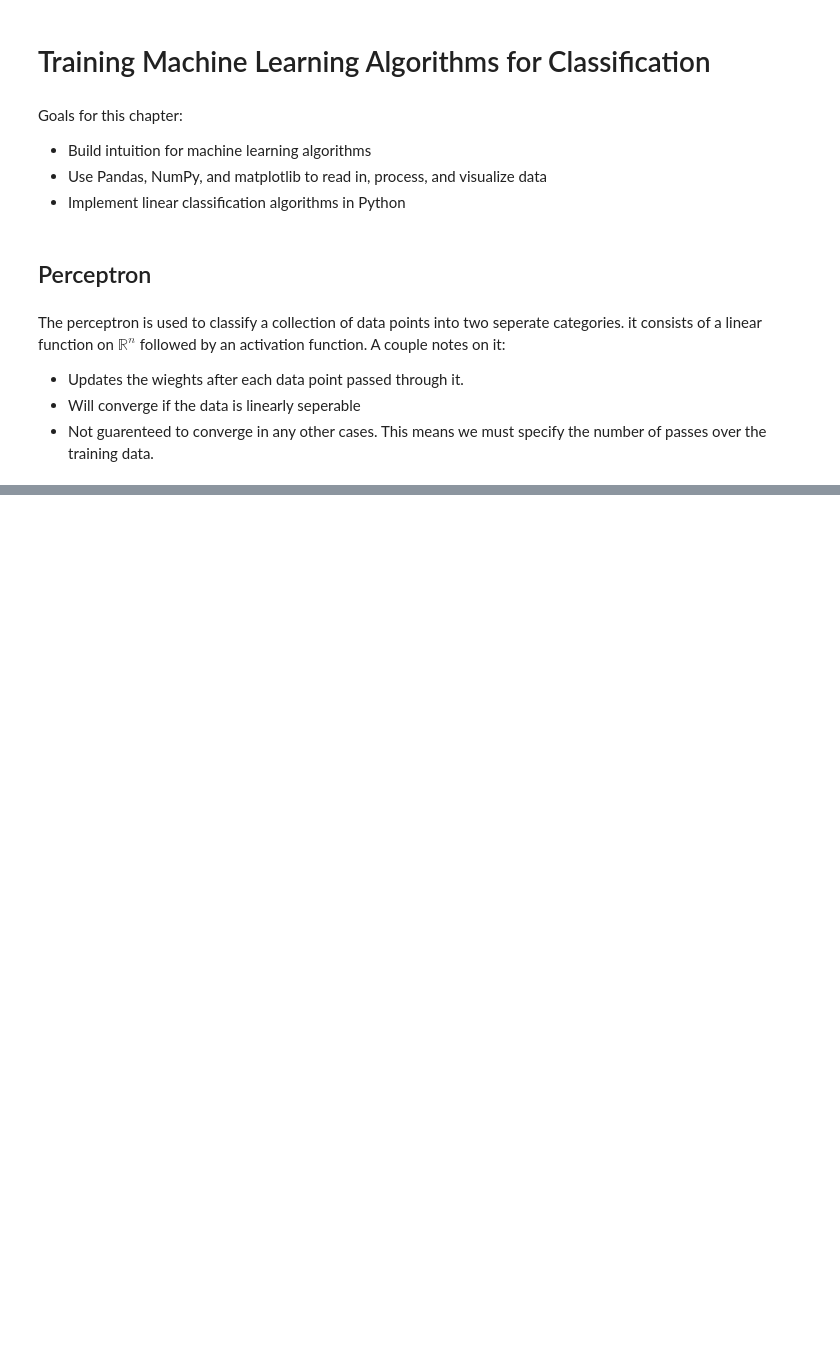
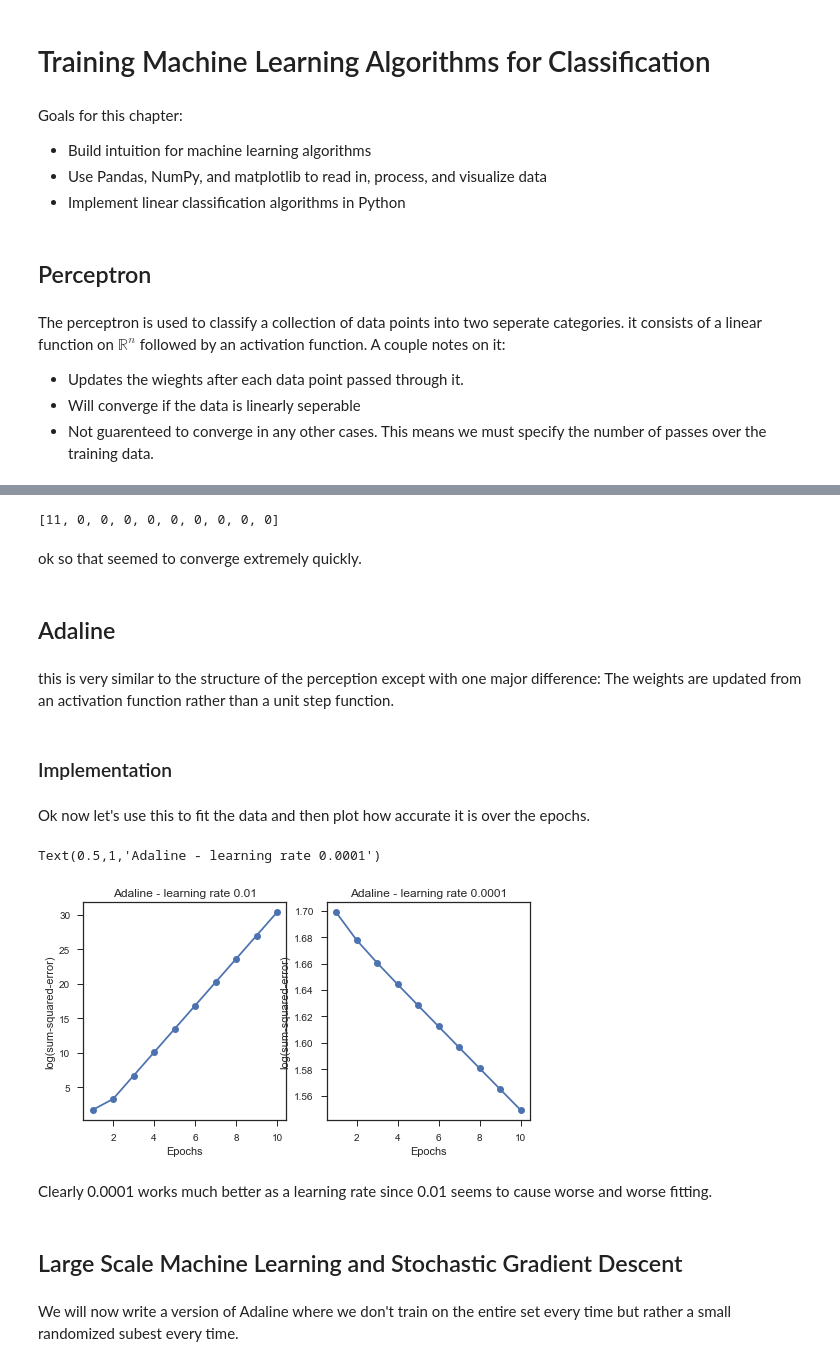
Before and after one commit to ccastleberry/Python_Machine_Learning, a Jupyter notebook: Chapter 2.ipynb, the cells around one changed output, grey strips where cells are left out. Saved outputs shown, nothing was run; the diff lists cells and outputs as text; code cells hidden in the pictures; blank space fills up the shorter version.

```diff
--- a/Chapter 2.ipynb
+++ b/Chapter 2.ipynb
@@ -75,0 +190,12 @@ SyntaxError: invalid syntax (<ipython-input-2-c2b0ff51e714>, line 40)
+# %%
+ppn.errors_
+# %% [output]
+[11, 0, 0, 0, 0, 0, 0, 0, 0, 0]
+# %% [markdown]
+ok so that seemed to converge extremely quickly.
+# %% [markdown]
+## Adaline
+# %% [markdown]
+this is very similar to the structure of the perception except with one major difference: The weights are updated from an activation function rather than a unit step function.
+# %% [markdown]
+### Implementation
@@ -75,0 +262,29 @@ SyntaxError: invalid syntax (<ipython-input-2-c2b0ff51e714>, line 40)
+# %% [markdown]
+Ok now let's use this to fit the data and then plot how accurate it is over the epochs.
+# %%
+fig, ax = plt.subplots(nrows=1, ncols=2, figsize=(8,4))
+ada1 = AdalineGD(n_iter=10, eta=0.01).fit(X,y)
+ax[0].plot(range(1, len(ada1.cost_) + 1),
+          np.log10(ada1.cost_),
+          marker="o")
+ada2 = AdalineGD(n_iter=10, eta=0.0001).fit(X,y)
+ax[1].plot(range(1, len(ada2.cost_) + 1),
+          np.log10(ada2.cost_),
+          marker="o")
+
+ax[0].set_xlabel("Epochs")
+ax[0].set_ylabel("log(sum-squared-error)")
+ax[0].set_title("Adaline - learning rate 0.01")
+
+ax[1].set_xlabel("Epochs")
+ax[1].set_ylabel("log(sum-squared-error)")
+ax[1].set_title("Adaline - learning rate 0.0001")
+# %% [output]
+Text(0.5,1,'Adaline - learning rate 0.0001')
+[figure, added]
+# %% [markdown]
+Clearly 0.0001 works much better as a learning rate since 0.01 seems to cause worse and worse fitting.
+# %% [markdown]
+## Large Scale Machine Learning and Stochastic Gradient Descent
+# %% [markdown]
+We will now write a  version of Adaline where we don't train on the entire set every time but rather a small randomized subest every time.
```
Also changed, not shown: parts of 17 cells of this notebook.
